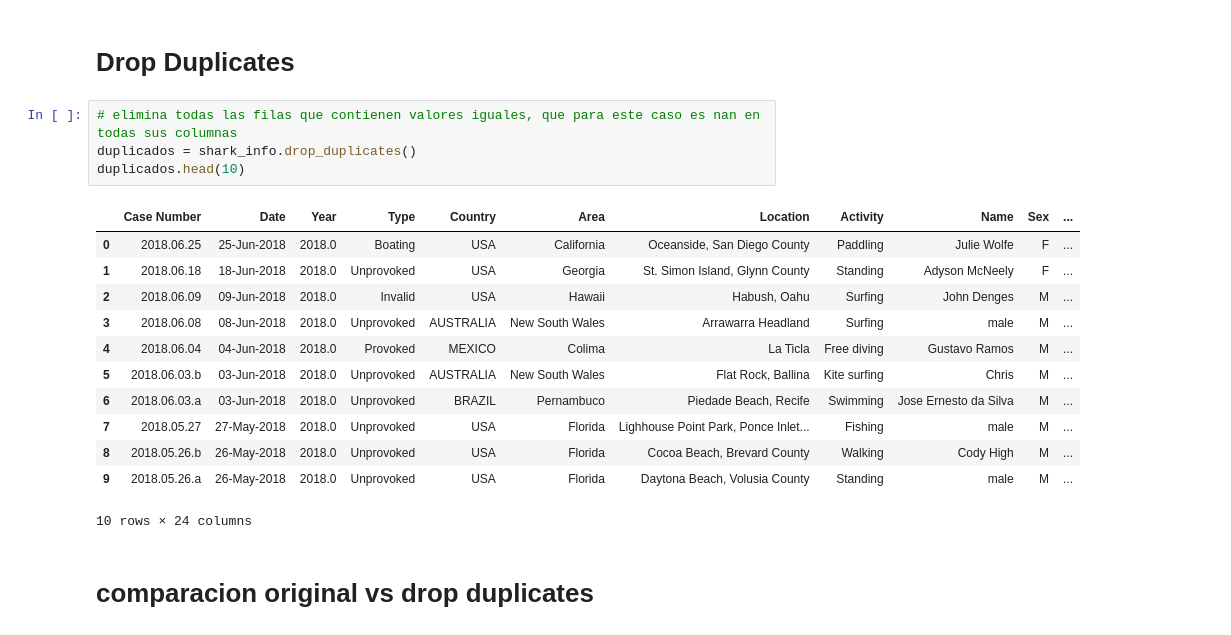
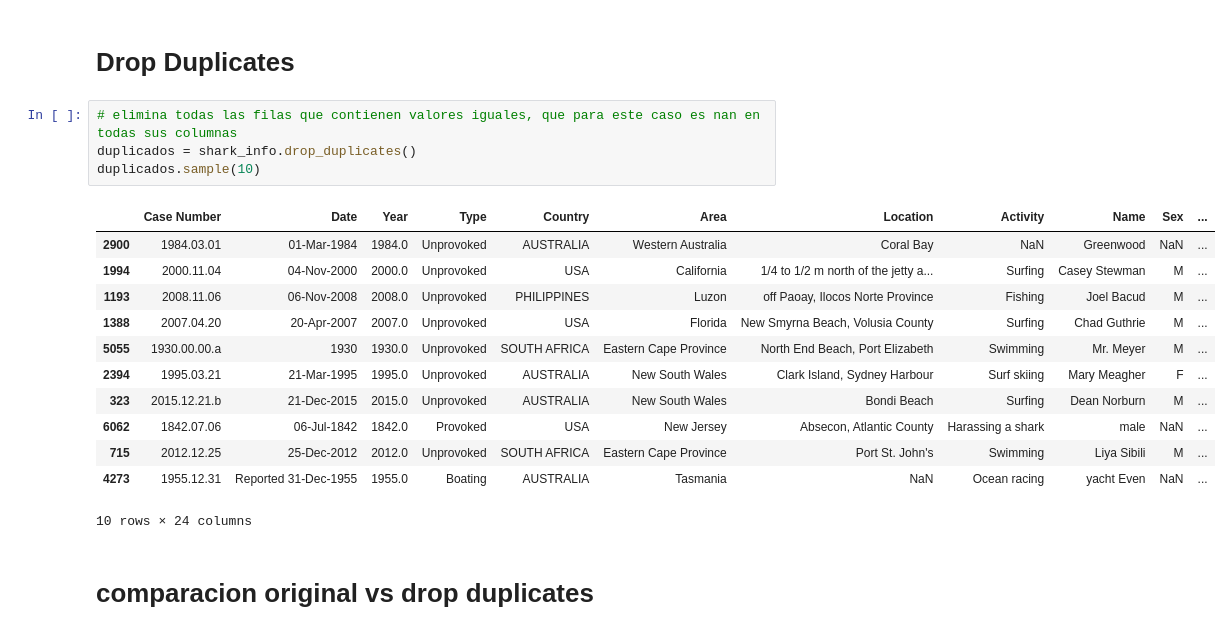
Before and after one commit to ironhack-datalabs/datamex0120, a Jupyter notebook: module-1/pandas-project/your-code/proyecto.ipynb, the cells around one changed output. Saved outputs shown, nothing was run; the diff lists cells and outputs as text.

```diff
--- a/module-1/pandas-project/your-code/proyecto.ipynb
+++ b/module-1/pandas-project/your-code/proyecto.ipynb
@@ -41,19 +41,19 @@ Index(['Case Number', 'Date', 'Year', 'Type', 'Country', 'Area', 'Location',
 # %%
 # elimina todas las filas que contienen valores iguales, que para este caso es nan en todas sus columnas
 duplicados = shark_info.drop_duplicates()
-duplicados.head(10)
+duplicados.sample(10)
 # %% [output]
 |  | Case Number | Date | Year | Type | Country | Area | Location | Activity | Name | Sex | ... |
-| 0 | 2018.06.25 | 25-Jun-2018 | 2018.0 | Boating | USA | California | Oceanside, San Diego County | Paddling | Julie Wolfe | F | ... |
-| 1 | 2018.06.18 | 18-Jun-2018 | 2018.0 | Unprovoked | USA | Georgia | St. Simon Island, Glynn County | Standing | Adyson McNeely | F | ... |
-| 2 | 2018.06.09 | 09-Jun-2018 | 2018.0 | Invalid | USA | Hawaii | Habush, Oahu | Surfing | John Denges | M | ... |
-| 3 | 2018.06.08 | 08-Jun-2018 | 2018.0 | Unprovoked | AUSTRALIA | New South Wales | Arrawarra Headland | Surfing | male | M | ... |
-| 4 | 2018.06.04 | 04-Jun-2018 | 2018.0 | Provoked | MEXICO | Colima | La Ticla | Free diving | Gustavo Ramos | M | ... |
-| 5 | 2018.06.03.b | 03-Jun-2018 | 2018.0 | Unprovoked | AUSTRALIA | New South Wales | Flat Rock, Ballina | Kite surfing | Chris | M | ... |
-| 6 | 2018.06.03.a | 03-Jun-2018 | 2018.0 | Unprovoked | BRAZIL | Pernambuco | Piedade Beach, Recife | Swimming | Jose Ernesto da Silva | M | ... |
-| 7 | 2018.05.27 | 27-May-2018 | 2018.0 | Unprovoked | USA | Florida | Lighhouse Point Park, Ponce Inlet... | Fishing | male | M | ... |
-| 8 | 2018.05.26.b | 26-May-2018 | 2018.0 | Unprovoked | USA | Florida | Cocoa Beach, Brevard County | Walking | Cody High | M | ... |
-| 9 | 2018.05.26.a | 26-May-2018 | 2018.0 | Unprovoked | USA | Florida | Daytona Beach, Volusia County | Standing | male | M | ... |
+| 2900 | 1984.03.01 | 01-Mar-1984 | 1984.0 | Unprovoked | AUSTRALIA | Western Australia | Coral Bay | NaN | Greenwood | NaN | ... |
+| 1994 | 2000.11.04 | 04-Nov-2000 | 2000.0 | Unprovoked | USA | California | 1/4 to 1/2 m north of the jetty a... | Surfing | Casey Stewman | M | ... |
+| 1193 | 2008.11.06 | 06-Nov-2008 | 2008.0 | Unprovoked | PHILIPPINES | Luzon | off Paoay, Ilocos Norte Province | Fishing | Joel Bacud | M | ... |
+| 1388 | 2007.04.20 | 20-Apr-2007 | 2007.0 | Unprovoked | USA | Florida | New Smyrna Beach, Volusia County | Surfing | Chad Guthrie | M | ... |
+| 5055 | 1930.00.00.a | 1930 | 1930.0 | Unprovoked | SOUTH AFRICA | Eastern Cape Province | North End Beach, Port Elizabeth | Swimming | Mr. Meyer | M | ... |
+| 2394 | 1995.03.21 | 21-Mar-1995 | 1995.0 | Unprovoked | AUSTRALIA | New South Wales | Clark Island, Sydney Harbour | Surf skiing | Mary Meagher | F | ... |
+| 323 | 2015.12.21.b | 21-Dec-2015 | 2015.0 | Unprovoked | AUSTRALIA | New South Wales | Bondi Beach | Surfing | Dean Norburn | M | ... |
+| 6062 | 1842.07.06 | 06-Jul-1842 | 1842.0 | Provoked | USA | New Jersey | Absecon, Atlantic County | Harassing a shark | male | NaN | ... |
+| 715 | 2012.12.25 | 25-Dec-2012 | 2012.0 | Unprovoked | SOUTH AFRICA | Eastern Cape Province | Port St. John's | Swimming | Liya Sibili | M | ... |
+| 4273 | 1955.12.31 | Reported 31-Dec-1955 | 1955.0 | Boating | AUSTRALIA | Tasmania | NaN | Ocean racing | yacht Even | NaN | ... |
 10 rows × 24 columns
 # %% [markdown]
 # comparacion original vs drop duplicates
```
Also changed, not shown: parts of 23 cells of this notebook.
